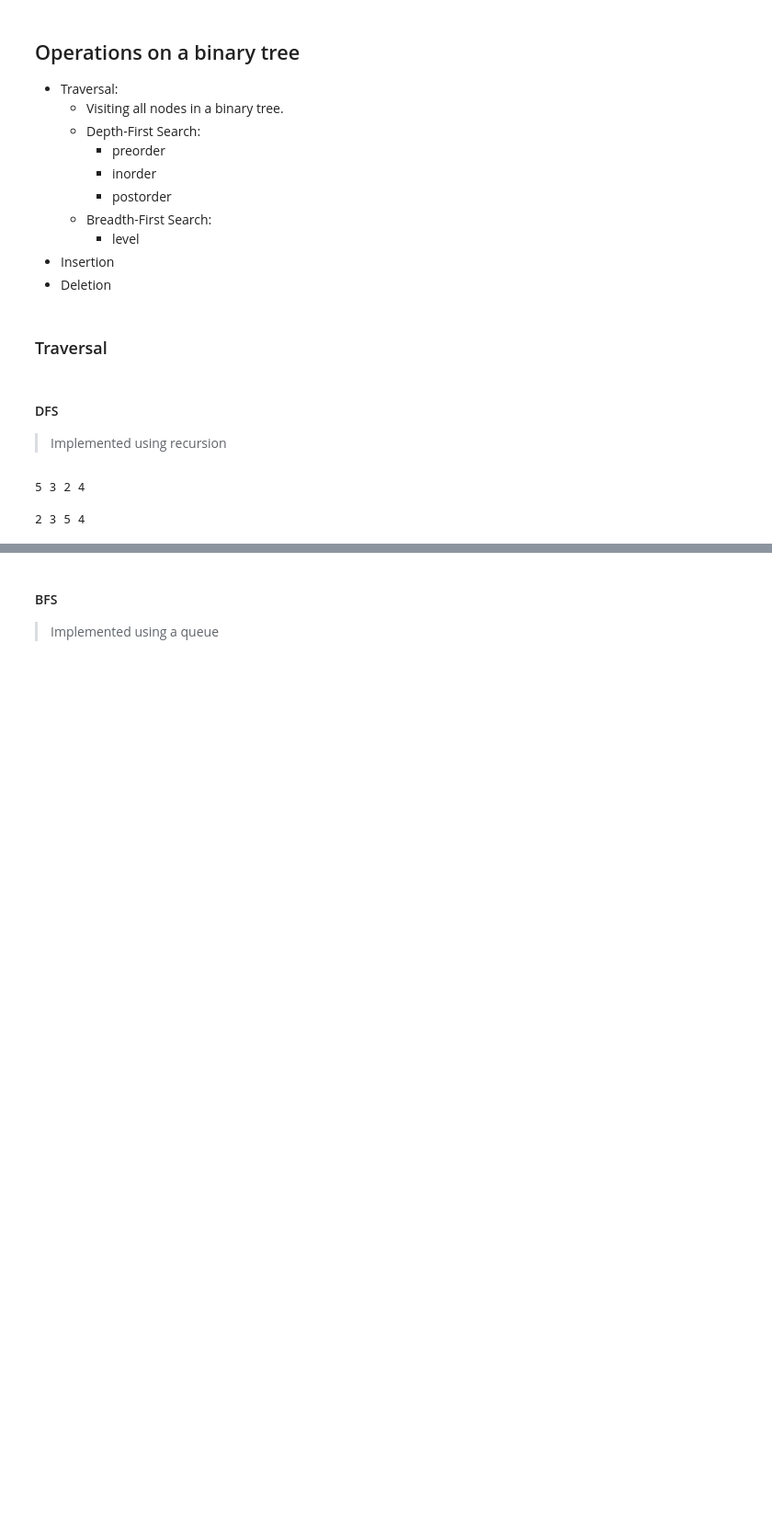
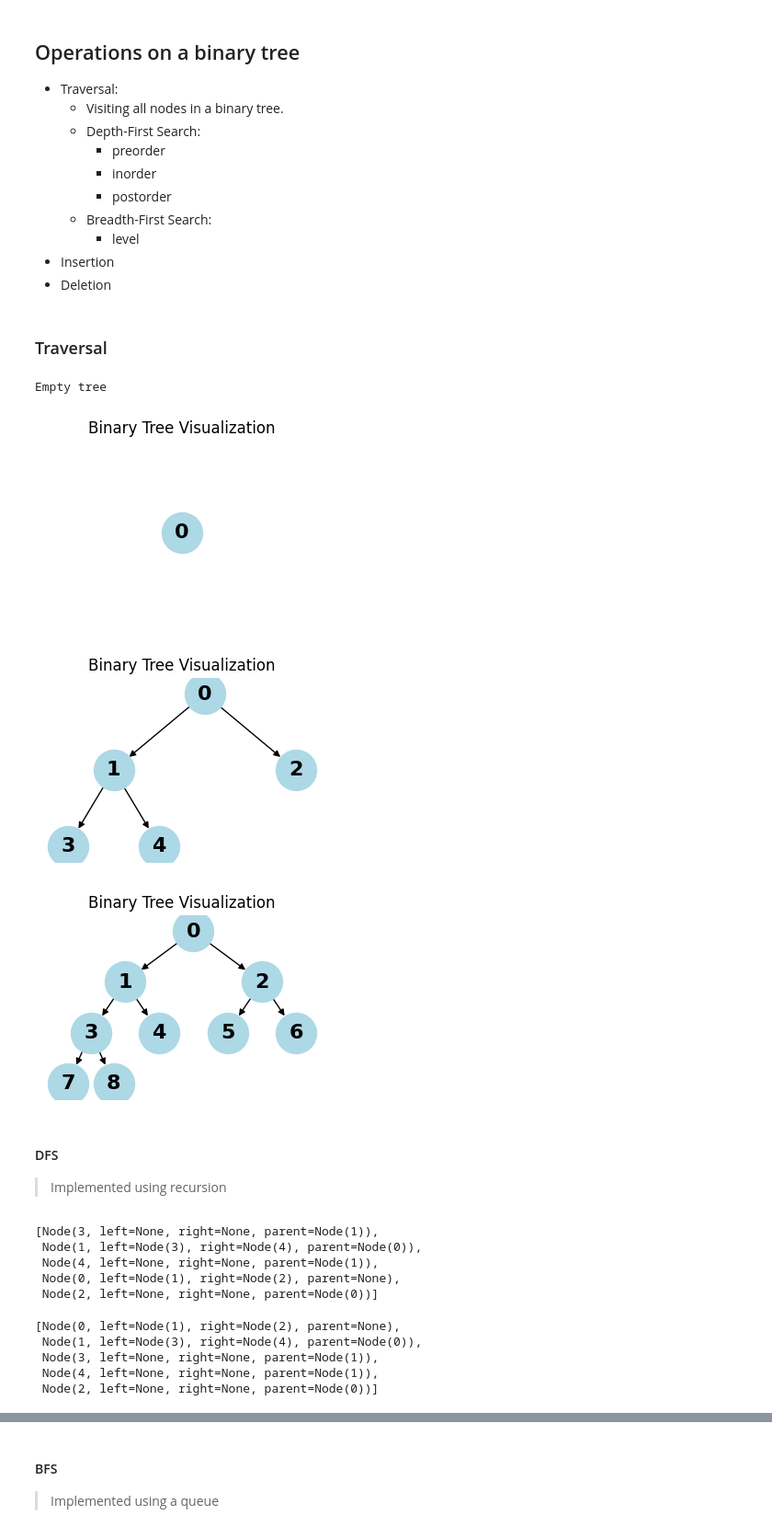
Before and after one commit to BrunodsLilly/ElitePython, a Jupyter notebook: nbs/01_data_structures.ipynb, the cells around one changed output, grey strips where cells are left out. Shown at 92% size. Cells and saved outputs as stored; diff of their text form; code cells hidden in the pictures; blank space fills up the shorter version.

```diff
--- a/nbs/01_data_structures.ipynb
+++ b/nbs/01_data_structures.ipynb
@@ -226,12 +227,32 @@ Properties of a binary tree:
 # %% [markdown]
 ### Traversal
 # %%
-def _create_dummy_node() -> Node:
-    root = Node(2)
-    root.left = Node(3)
-    root.right = Node(4)
-    root.left.left = Node(5)
-    return root
+from collections import deque
+
+def _create_dummy_node(num=5) -> Node:
+    if num <= 0:
+        return None
+    nodes = [Node(i) for i in range(num)]
+    for i in range(num):
+        left_index = 2 * i + 1
+        right_index = 2 * i + 2
+        if left_index < num:
+            nodes[i].left = nodes[left_index]
+            nodes[left_index].parent = nodes[i]
+        if right_index < num:
+            nodes[i].right = nodes[right_index]
+            nodes[right_index].parent = nodes[i]
+    return nodes[0]  # root node
+
+visualize_tree(_create_dummy_node(0))
+visualize_tree(_create_dummy_node(1))
+visualize_tree(_create_dummy_node(5))
+visualize_tree(_create_dummy_node(9))
+# %% [output]
+Empty tree
+[figure, added]
+[figure, added]
+[figure, added]
 # %% [markdown]
 #### DFS
 
@@ -239,32 +260,43 @@ def _create_dummy_node() -> Node:
 # %%
 root = _create_dummy_node()
 # %%
-def dfs_inorder(node: Node) -> None:
+from typing import Generator
+
+
+def dfs_inorder(node: Node) -> Generator[Node, None, None]:
     """Depth-first search.
 
     Visits left subtree, then node, then right subtree
     """
     if node.left:
-        dfs_inorder(node.left)
-    print(node.value, end=" ")
+        yield from dfs_inorder(node.left)
+    yield node
     if node.right:
-        dfs_inorder(node.right)
+        yield from dfs_inorder(node.right)
 
-dfs_inorder(root)
+list(dfs_inorder(root))
 # %% [output]
-5 3 2 4
+[Node(3, left=None, right=None, parent=Node(1)),
+ Node(1, left=Node(3), right=Node(4), parent=Node(0)),
+ Node(4, left=None, right=None, parent=Node(1)),
+ Node(0, left=Node(1), right=Node(2), parent=None),
+ Node(2, left=None, right=None, parent=Node(0))]
 # %%
-def dfs_preorder(node: Node) -> None:
+def dfs_preorder(node: Node) -> Generator[Node, None, None]:
     """Depth-first search.
 
     Visits the node, then left subtree, then right subtree.
     """
-    print(node.value, end=" ")
+    yield node
     if node.left:
-        dfs_preorder(node.left)
+        yield from dfs_preorder(node.left)
     if node.right:
-        dfs_preorder(node.right)
-dfs_preorder(root)
+        yield from dfs_preorder(node.right)
+list(dfs_preorder(root))
 # %% [output]
-2 3 5 4
+[Node(0, left=Node(1), right=Node(2), parent=None),
+ Node(1, left=Node(3), right=Node(4), parent=Node(0)),
+ Node(3, left=None, right=None, parent=Node(1)),
+ Node(4, left=None, right=None, parent=Node(1)),
+ Node(2, left=None, right=None, parent=Node(0))]
 # %%
```
Also changed, not shown: parts of 10 cells of this notebook.
